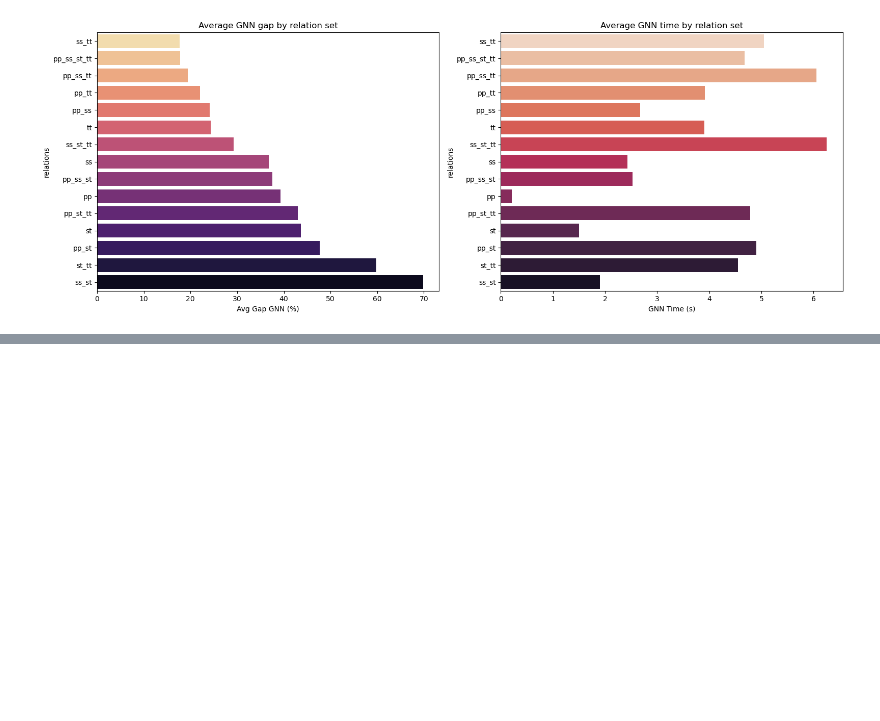
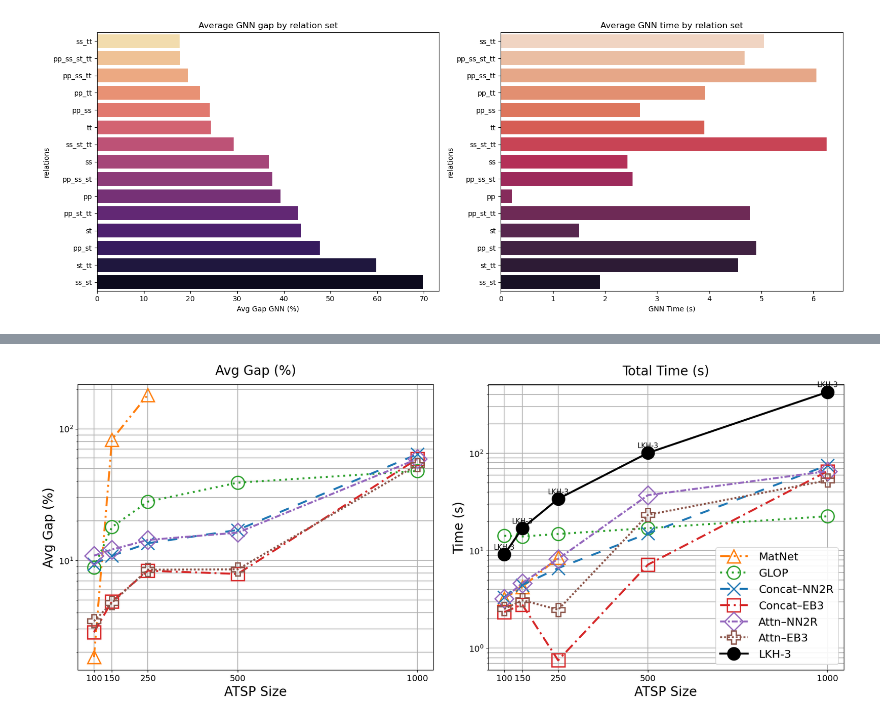
Before and after one commit to walidgeuttala/atsp_gnn, a Jupyter notebook: src/engine/results_analysis.ipynb, the cells around one changed output, grey strips where cells are left out. Cells and saved outputs as stored; diff of their text form; code cells hidden in the pictures; blank space fills up the shorter version.

```diff
--- a/src/engine/results_analysis.ipynb
+++ b/src/engine/results_analysis.ipynb
@@ -1383,41 +1034,43 @@ fig, (ax_gap, ax_time) = plt.subplots(1, 2, figsize=(18, 8))
 
 # Plot gap comparison (left)
 for m in methods:
-    ax_gap.plot(atsp_sizes, m["gap"], marker=m["marker"], markersize=14,
+    ax_gap.plot(atsp_sizes, m["gap"], marker=m["marker"], markersize=20,
                 markeredgewidth=2, markerfacecolor='none',
                 linestyle=m["linestyle"], linewidth=3,
                 color=m["color"], label=m["label"])
 
 # Plot execution time (right)
 for m in methods:
-    ax_time.plot(atsp_sizes, m["time"], marker=m["marker"], markersize=14,
+    ax_time.plot(atsp_sizes, m["time"], marker=m["marker"], markersize=20,
                  markeredgewidth=2, markerfacecolor='none',
                  linestyle=m["linestyle"], linewidth=3,
                  color=m["color"], label=m["label"])
 # LKH-3 time as black solid line
-ax_time.plot(atsp_sizes, lkh3_times, color='black', marker='o', markersize=13, linewidth=3, linestyle='-', label='LKH-3')
+ax_time.plot(atsp_sizes, lkh3_times, color='black', marker='o', markersize=20, linewidth=3, linestyle='-', label='LKH-3')
 for x, y in zip(atsp_sizes, lkh3_times):
     ax_time.annotate('LKH-3', (x, y), textcoords="offset points", xytext=(0, 8), ha='center', fontsize=11, color='black')
 
 # Log scale and formatting
 for ax, (ymin, ymax) in zip((ax_gap, ax_time), [(gap_min, gap_max), (time_min, time_max)]):
-    ax.set_xlabel('ATSP Size', fontsize=16)
+    ax.set_xlabel('ATSP Size', fontsize=20)
     ax.set_xticks(atsp_sizes)
     ax.tick_params(axis='both', labelsize=13)
     ax.grid(True, linewidth=1.2, which='both')
     ax.set_yscale('log')
     ax.set_ylim(ymin, ymax)
 
-ax_gap.set_title('Avg Gap (%)', fontsize=18, pad=15)
-ax_gap.set_ylabel('Avg Gap (%)', fontsize=16)
-ax_time.set_title('Total Time (s)', fontsize=18, pad=15)
-ax_time.set_ylabel('Time (s)', fontsize=16)
+ax_gap.set_title('Avg Gap (%)', fontsize=20, pad=15)
+ax_gap.set_ylabel('Avg Gap (%)', fontsize=20)
+ax_time.set_title('Total Time (s)', fontsize=20, pad=15)
+ax_time.set_ylabel('Time (s)', fontsize=20)
 
 # Shorter legend names
 handles, labels = ax_time.get_legend_handles_labels()
 short_labels = [l.replace('Het-GAT-', '').replace('Concat--', 'Concat–').replace('Attn--', 'Attn–') for l in labels]
-ax_time.legend(handles, short_labels, loc='lower right', fontsize=13, framealpha=0.9, handlelength=2.5, handletextpad=1)
+ax_time.legend(handles, short_labels, loc='lower right', fontsize=17, framealpha=0.9, handlelength=2.5, handletextpad=1)
 
 plt.tight_layout(pad=3.0)
 plt.savefig('result_plot_full_compact_lkh3.pdf', bbox_inches='tight', dpi=300)
 plt.show()
+# %% [output]
+[figure, added]
```
Also changed, not shown: parts of 5 cells of this notebook.
